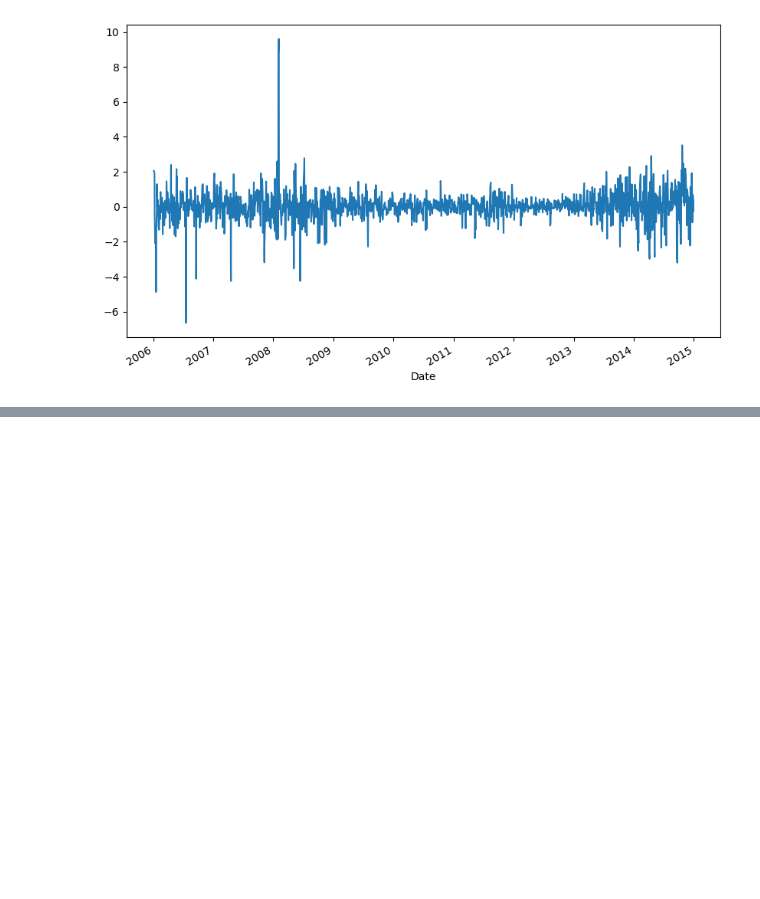
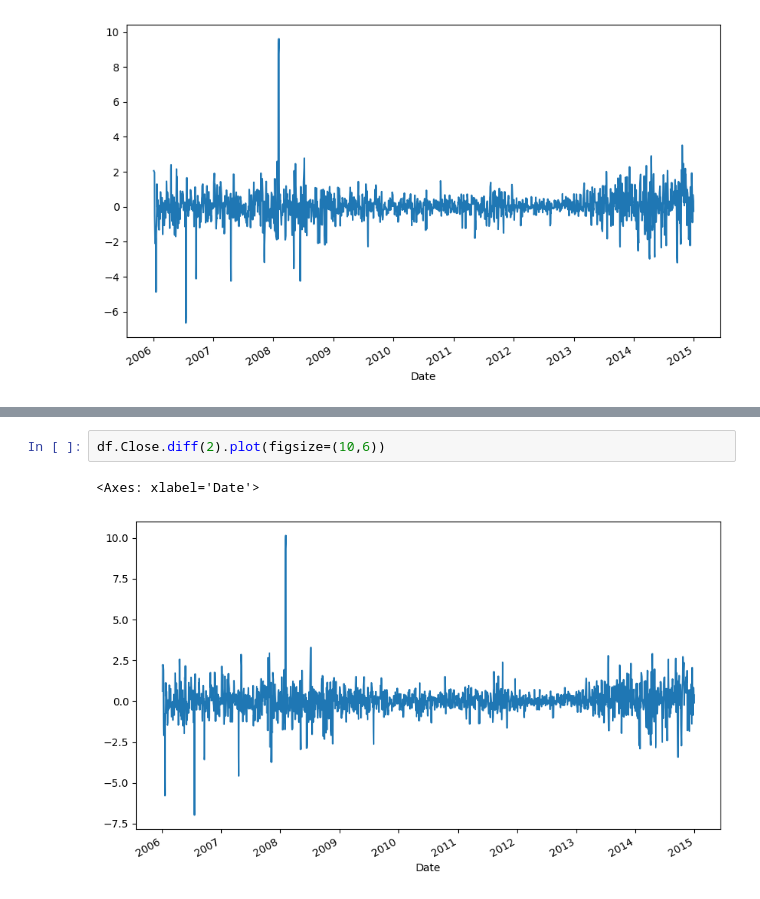
Before and after one commit to Sath2003/DAV, a Jupyter notebook: LABSHEET - 9.ipynb, the cells around one changed output, grey strips where cells are left out. Saved outputs shown, nothing was run; the diff lists cells and outputs as text; blank space fills up the shorter version.

```diff
--- a/LABSHEET - 9.ipynb
+++ b/LABSHEET - 9.ipynb
@@ -161,0 +156,5 @@ df.Low.diff(2).plot(figsize=(10,6))
+# %%
+df.Close.diff(2).plot(figsize=(10,6))
+# %% [output]
+<Axes: xlabel='Date'>
+[figure, added]
```
Also changed, not shown: parts of 6 cells of this notebook.
